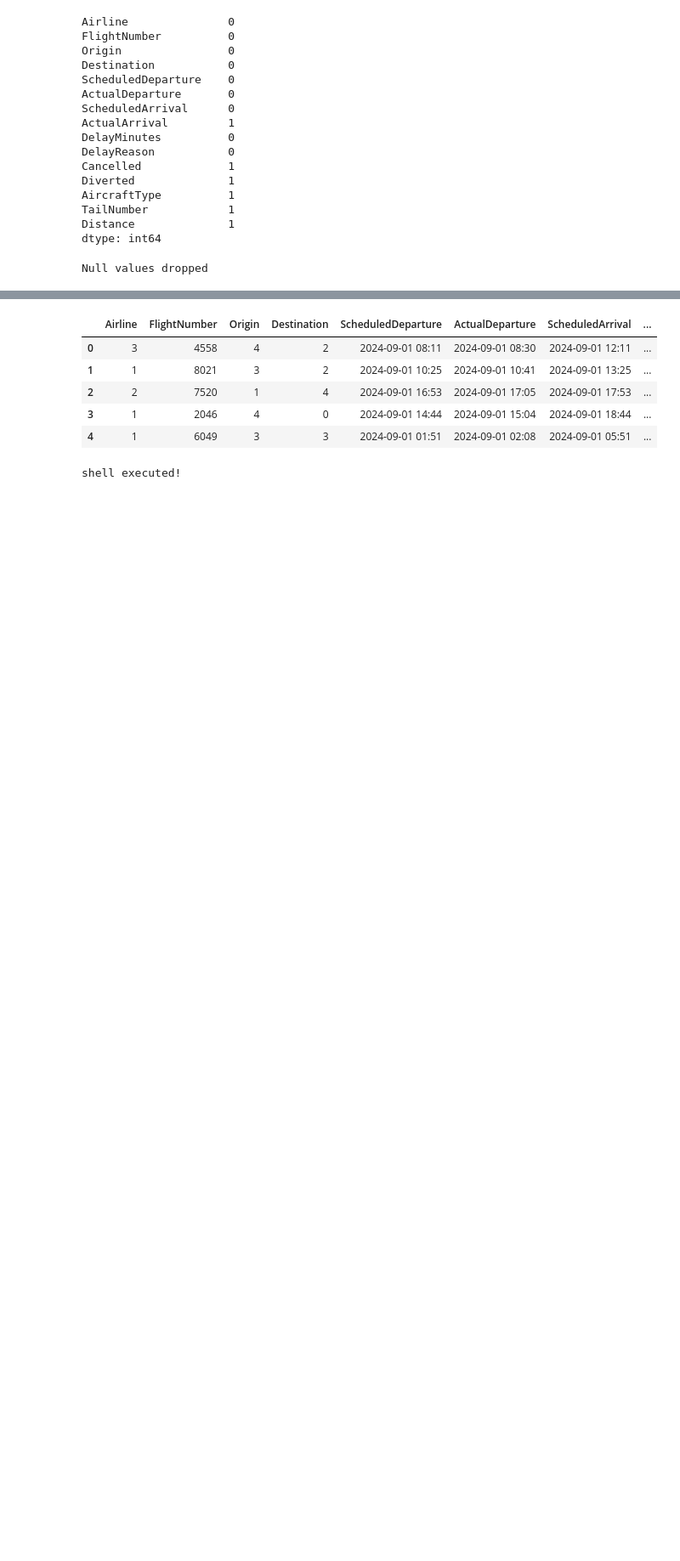
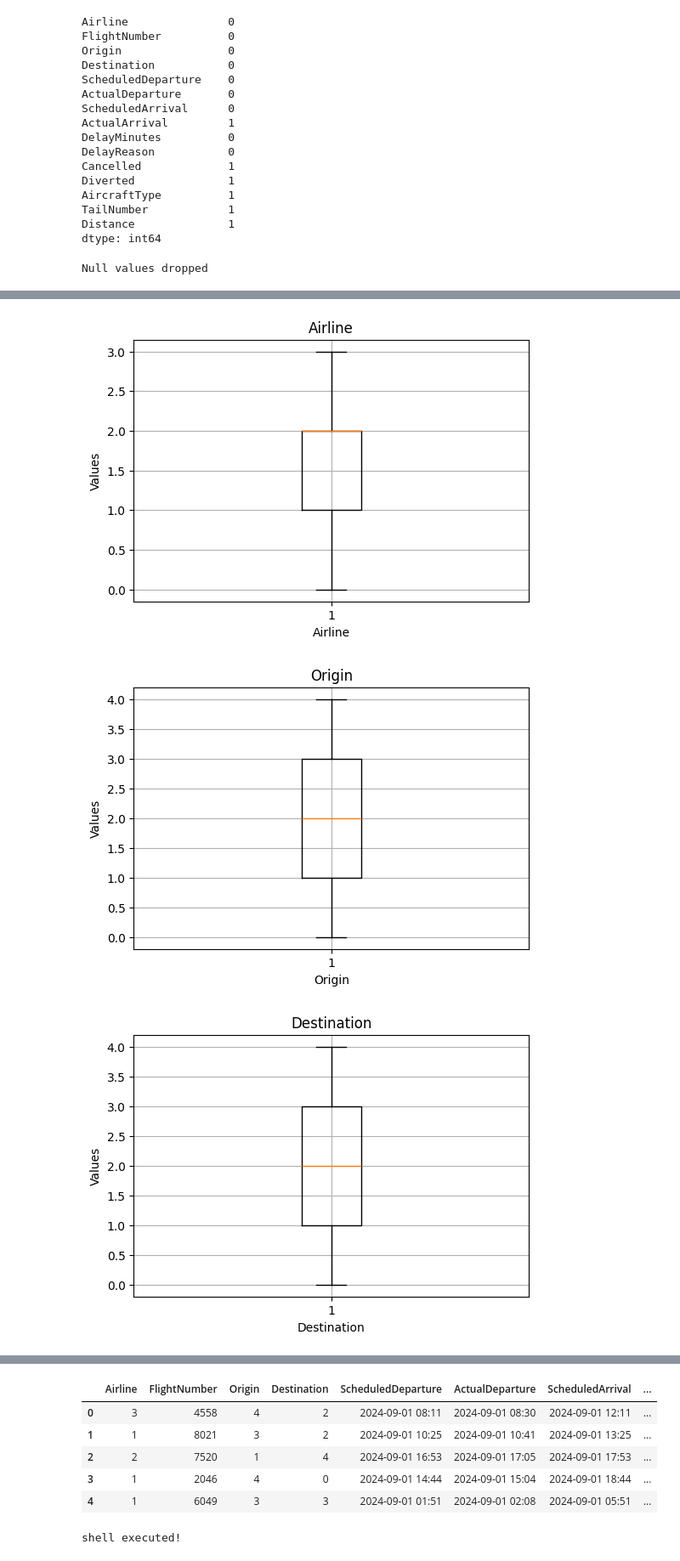
Before and after one commit to Subash970/Flight-Foresight, a Jupyter notebook: Flight-Foresight.ipynb, the cells around one changed output, grey strips where cells are left out. Shown: that part at 85% size. Saved outputs shown, nothing was run; the diff lists cells and outputs as text; code cells hidden in the pictures; blank space fills up the shorter version.

```diff
--- a/Flight-Foresight.ipynb
+++ b/Flight-Foresight.ipynb
@@ -82,0 +102,15 @@ Null values dropped
+# %%
+#outliers
+
+for column in df.columns:
+    plt.figure(figsize=(6, 4))
+    plt.boxplot(df[column], vert=True)
+    plt.title(column)
+    plt.xlabel(column)
+    plt.ylabel("Values")
+    plt.grid(True)
+    plt.show()
+# %% [output]
+[figure, added]
+[figure, added]
+[figure, added]
```
Also changed, not shown: parts of 15 cells of this notebook.
